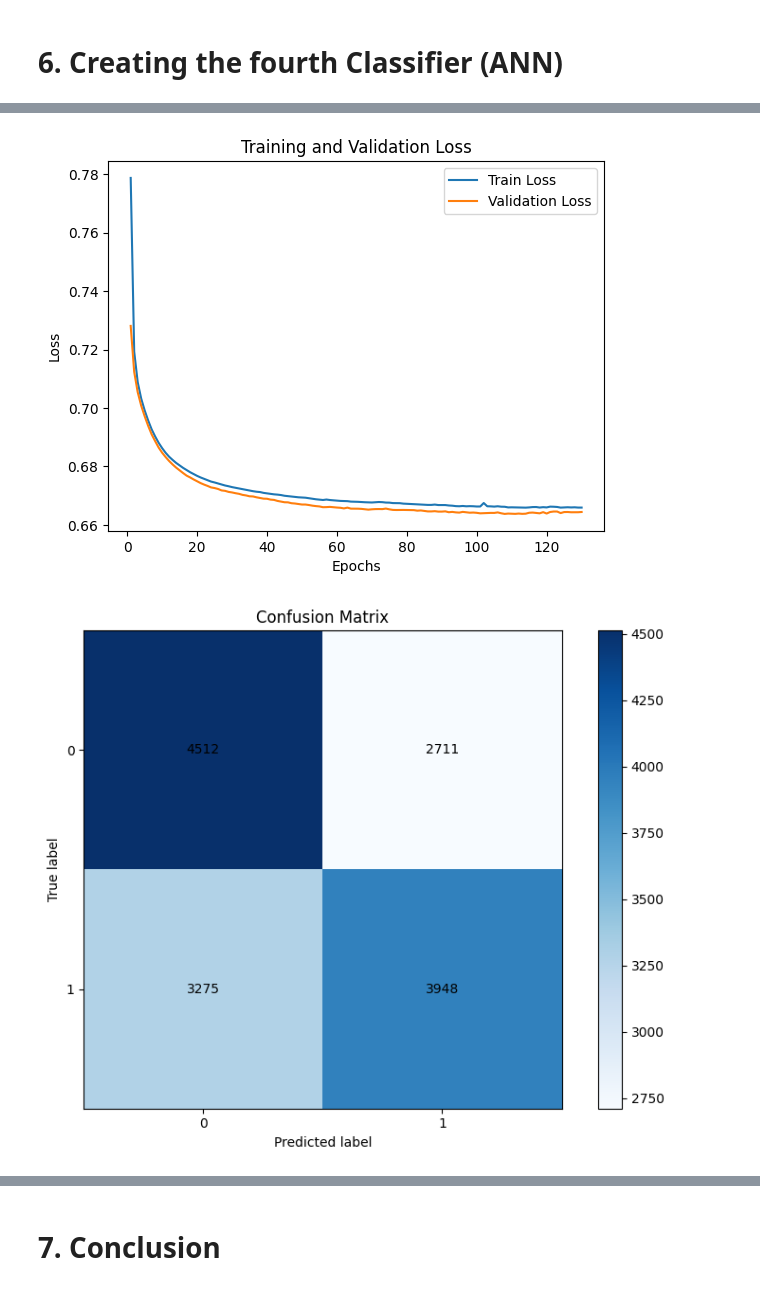
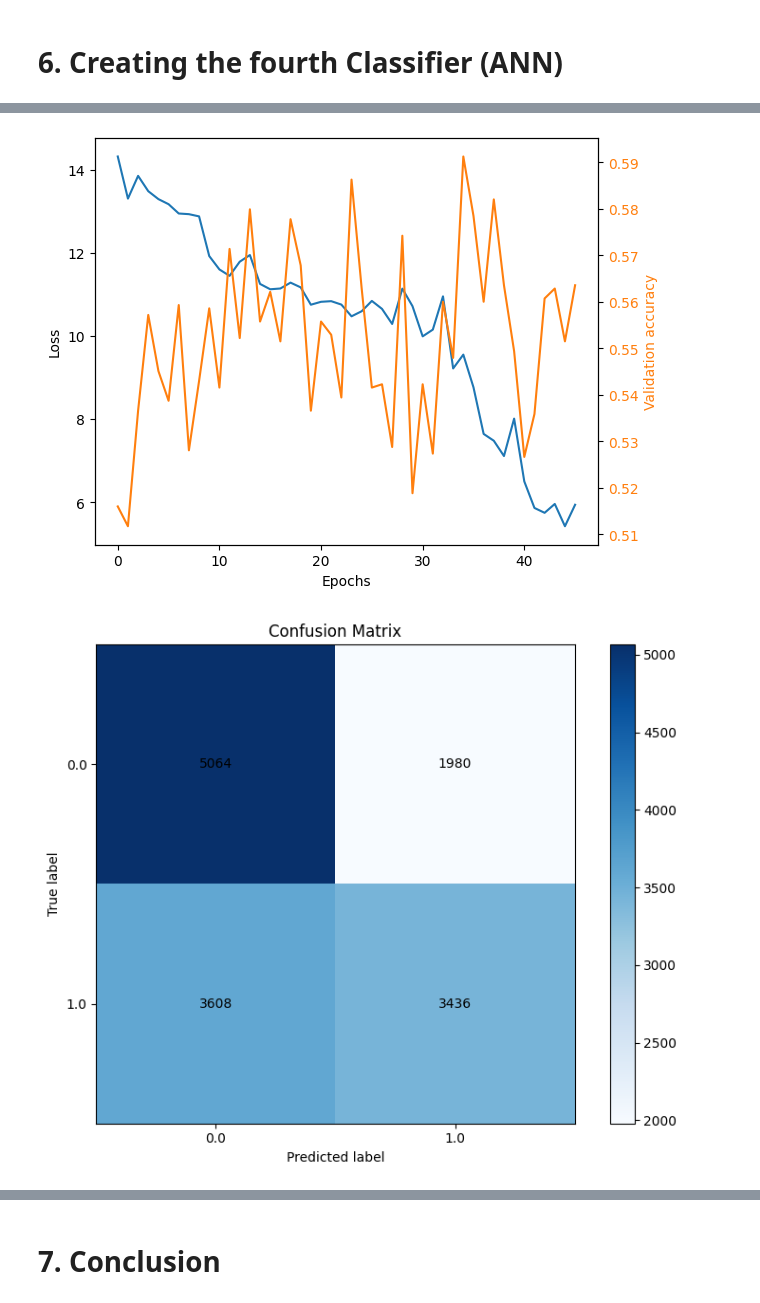
Before and after one commit to lgndluke/ML_Lab_Project, a Jupyter notebook: Lab_Project/ML_Lab_Project.ipynb, the cells around one changed output, grey strips where cells are left out. Cells and saved outputs as stored; diff of their text form; code cells hidden in the pictures.

Commit message:
ML_Lab_Project.ipynb: Improved Data Preprocessing and re-worked ANN part to be back on SkLearns MLPClassifier instead of a PyTorch based ANN.

```diff
--- a/Lab_Project/ML_Lab_Project.ipynb
+++ b/Lab_Project/ML_Lab_Project.ipynb
@@ -145,6 +142,7 @@ memory usage: 8.7+ MB
 # Converting the funding_total_usd column into numeric values
 # =======================================================================================================
 
+df[' funding_total_usd '] = df[' funding_total_usd '].astype(str)
 df[' funding_total_usd '] = df[' funding_total_usd '].str.replace(',', '')
 df[' funding_total_usd '] = df[' funding_total_usd '].str.replace('-', '')
 df[' funding_total_usd '] = pd.to_numeric(df[' funding_total_usd '], errors='coerce')
@@ -1094,6 +778,5 @@ weighted avg       0.47      0.46      0.45     19365
 # =======================================================================================================
 
 df_nn = df.copy(deep=True)
-df_nn['status'] = df_nn['status'].apply(lambda x: 0.0 if x == 2.0 or x == 0.0 else 1.0)
 df_nn.head()
 # %% [output]
@@ -1129,33 +803,11 @@ Using cuda for training the network
 X_nn = df_nn.copy(deep=True)
 y_nn = X_nn.pop('status')
 
-# Balance the data.
-data_class_0   = df_nn[df_nn['status'] == 0]
-data_class_1   = df_nn[df_nn['status'] == 1]
-
-max_size = len(data_class_0)
-
-data_class_1_upsampled = resample(data_class_1, replace=True, n_samples=max_size, random_state=1)
-balanced_data = pd.concat([data_class_0, data_class_1_upsampled])
-
-X_balanced = balanced_data.copy(deep=True)
-y_balanced = X_balanced.pop('status')
-
 # Create Train and Test splits.
-X_train_nn, X_test_nn, y_train_nn, y_test_nn = train_test_split(X_balanced, y_balanced, test_size=0.20, stratify=y_balanced, random_state=1)
-
-# Converting values for usage with skorch.
-X_train_np = X_train_nn.astype(np.float32).values
-X_test_np  = X_test_nn.astype(np.float32).values
-y_train_np = y_train_nn.astype(np.int64).values
-y_test_np  = y_test_nn.astype(np.int64).values
+X_train_nn, X_test_nn, y_train_nn, y_test_nn = train_test_split(X_nn, y_nn, test_size=0.20, stratify=y_nn, random_state=RSEED)
 
 print('Sample distribution:')
 print(f'Train: \t {len(y_train_nn)}')
 print(f'Test: \t {len(y_test_nn)}')
-print()
-print('Class distribution:')
-print(f'Aquired: \t {y_train_nn[y_train_nn==0].count()}')
-print(f'Closed: \t {y_train_nn[y_train_nn==1].count()}')
 # %% [output]
 Sample distribution:
@@ -1170,6 +818,6 @@ Closed:          28892
 # Create results DataFrame:
 # =======================================================================================================
 
-results = pd.DataFrame.from_records([], columns=['optimizer','batch_size','learningRate','time','epochs','acc_train','acc_test'])
+results = pd.DataFrame.from_records([], columns=['hidden_layer_neurons','activation_function','batch_size','early_stopping','learningRate','alpha','time','epochs','acc_train','acc_test'])
 results
 # %% [output]
@@ -1315,33 +946,37 @@ y_test_pred = pred_test_results_list[best_classifier_index]
 # %%
 # =======================================================================================================
 # Plot loss and accuracy:
 # =======================================================================================================
 
-history = best_model.history
+loss_values = best_model.loss_curve_
 
-plt.plot(history[:, 'epoch'], history[:, 'train_loss'], label='Train Loss')
-plt.plot(history[:, 'epoch'], history[:, 'valid_loss'], label='Validation Loss')
+fig, ax1 = plt.subplots()
 
+ax1.plot(range(len(loss_values)), loss_values)
+ax1.set_ylabel('Loss')
 plt.xlabel('Epochs')
-plt.ylabel('Loss')
 
-plt.title('Training and Validation Loss')
-plt.legend()
+color = 'tab:orange'
+ax2 = ax1.twinx()
+ax2.plot(range(len(best_model.validation_scores_)), best_model.validation_scores_, color)
+ax2.set_ylabel('Validation accuracy', color=color)
+ax2.tick_params(axis ='y', labelcolor = color)
+plt.tight_layout()
 plt.show()
 # %% [output]
-[figure, old version]
+[figure, new version]
 # %%
 # =======================================================================================================
 # Plot confusion matrix:
 # =======================================================================================================
 
-cm = confusion_matrix(y_test_np, y_test_pred)
+cm = confusion_matrix(y_test_nn, y_test_pred)
 
 fig, ax = plt.subplots(figsize=(8, 6))
 cax = ax.imshow(cm, interpolation='nearest', cmap='Blues')
 fig.colorbar(cax)
 
-classes = np.unique(y_test_np)
+classes = np.unique(y_test_nn)
 ax.set(xticks=np.arange(cm.shape[1]),
        yticks=np.arange(cm.shape[0]),
        xticklabels=classes, yticklabels=classes,
@@ -1357,7 +992,7 @@ for i in range(cm.shape[0]):
 plt.tight_layout()
 plt.show()
 # %% [output]
-[figure, old version]
+[figure, new version]
 # %%
 # =======================================================================================================
 # Print Classification Report:
```
Also changed, not shown: parts of 59 cells of this notebook.
